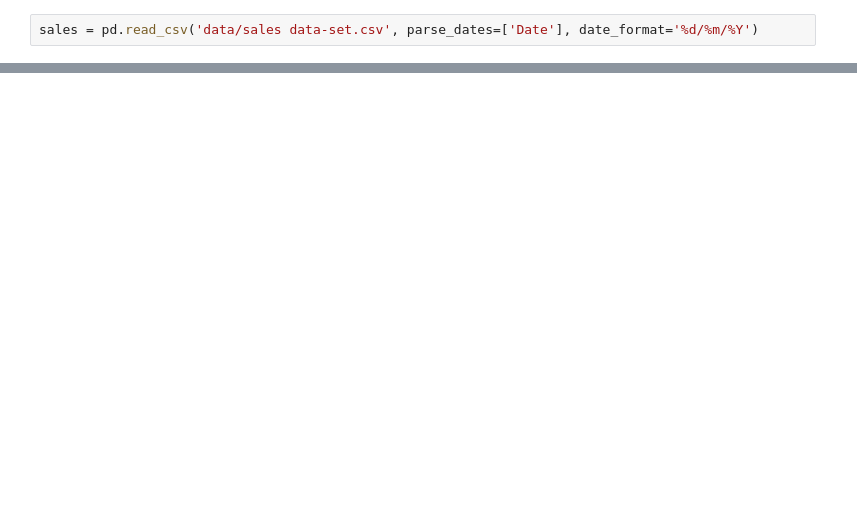
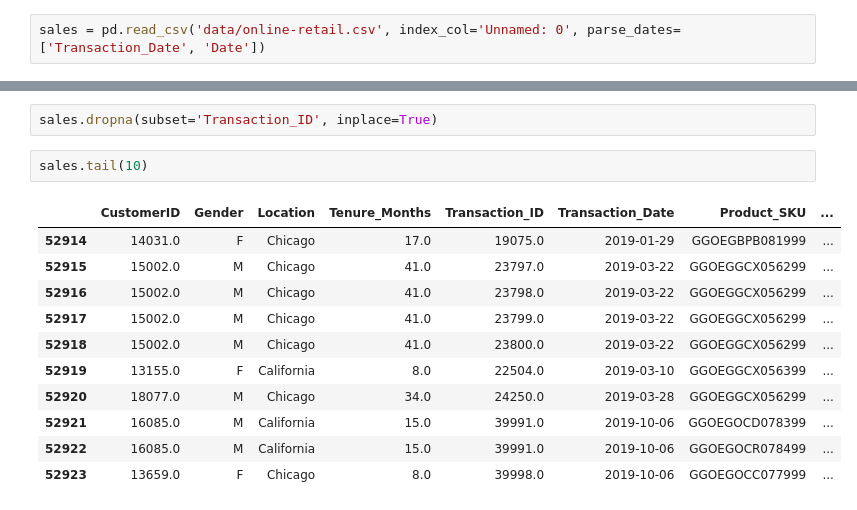
Before and after one commit to kostas-rigan/python-tutorials, a Jupyter notebook: 1-pandas-intro/intro_to_pandas.ipynb, the cells around one changed output, grey strips where cells are left out. Drawn from its saved outputs; the diff is of its cells as text; blank space fills up the shorter version.

```diff
--- a/1-pandas-intro/intro_to_pandas.ipynb
+++ b/1-pandas-intro/intro_to_pandas.ipynb
@@ -5,2 +460,2 @@ import matplotlib.pyplot as plt
 # %%
-sales = pd.read_csv('data/sales data-set.csv', parse_dates=['Date'], date_format='%d/%m/%Y')
+sales = pd.read_csv('data/online-retail.csv', index_col='Unnamed: 0', parse_dates=['Transaction_Date', 'Date'])
@@ -66,0 +529,16 @@ sales_2010.pivot_table(values='Weekly_Sales', index='Store', columns='month', ag
+# %%
+sales.dropna(subset='Transaction_ID', inplace=True)
+# %%
+sales.tail(10)
+# %% [output]
+|  | CustomerID | Gender | Location | Tenure_Months | Transaction_ID | Transaction_Date | Product_SKU | ... |
+| 52914 | 14031.0 | F | Chicago | 17.0 | 19075.0 | 2019-01-29 | GGOEGBPB081999 | ... |
+| 52915 | 15002.0 | M | Chicago | 41.0 | 23797.0 | 2019-03-22 | GGOEGGCX056299 | ... |
+| 52916 | 15002.0 | M | Chicago | 41.0 | 23798.0 | 2019-03-22 | GGOEGGCX056299 | ... |
+| 52917 | 15002.0 | M | Chicago | 41.0 | 23799.0 | 2019-03-22 | GGOEGGCX056299 | ... |
+| 52918 | 15002.0 | M | Chicago | 41.0 | 23800.0 | 2019-03-22 | GGOEGGCX056299 | ... |
+| 52919 | 13155.0 | F | California | 8.0 | 22504.0 | 2019-03-10 | GGOEGGCX056399 | ... |
+| 52920 | 18077.0 | M | Chicago | 34.0 | 24250.0 | 2019-03-28 | GGOEGGCX056299 | ... |
+| 52921 | 16085.0 | M | California | 15.0 | 39991.0 | 2019-10-06 | GGOEGOCD078399 | ... |
+| 52922 | 16085.0 | M | California | 15.0 | 39991.0 | 2019-10-06 | GGOEGOCR078499 | ... |
+| 52923 | 13659.0 | F | Chicago | 8.0 | 39998.0 | 2019-10-06 | GGOEGOCC077999 | ... |
```
Also changed, not shown: parts of 179 cells of this notebook, 5 other files.
